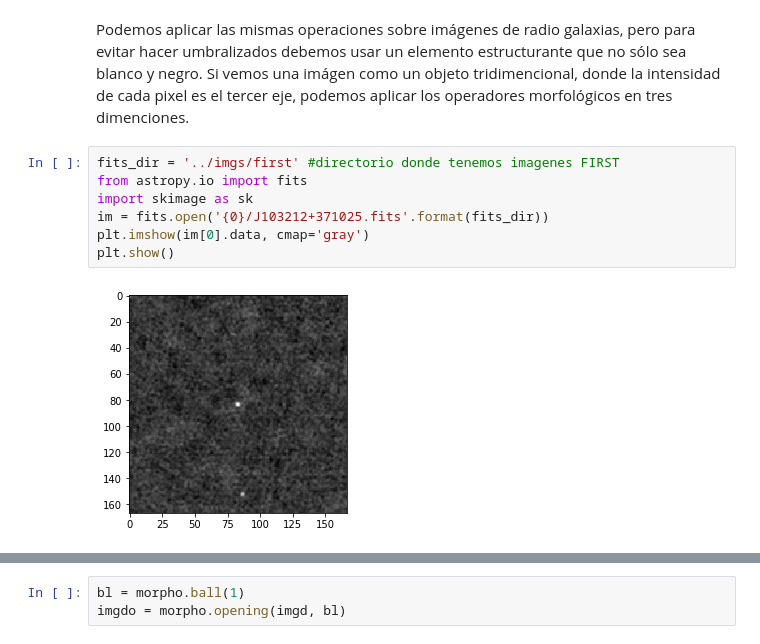
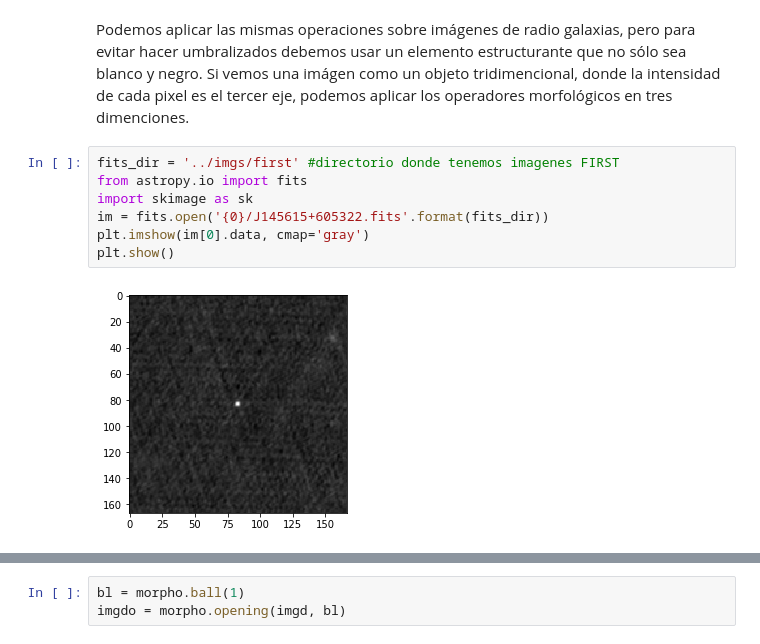
Before and after one commit to nottu/verano, a Jupyter notebook: notebook/morpho.ipynb, the cells around one changed output, grey strips where cells are left out. Drawn from its saved outputs; the diff is of its cells as text.

```diff
--- a/notebook/morpho.ipynb
+++ b/notebook/morpho.ipynb
@@ -71,12 +71,12 @@ Podemos aplicar las mismas operaciones sobre imágenes de radio galaxias, pero p
 # %%
 fits_dir = '../imgs/first' #directorio donde tenemos imagenes FIRST
 from astropy.io import fits
 import skimage as sk
-im = fits.open('{0}/J103212+371025.fits'.format(fits_dir))
+im = fits.open('{0}/J145615+605322.fits'.format(fits_dir))
 plt.imshow(im[0].data, cmap='gray')
 plt.show()
 # %% [output]
-[figure, old version]
+[figure, new version]
 # %%
 %%time
 import numpy as np
```
Also changed, not shown: parts of 8 cells of this notebook, 1 other file.
